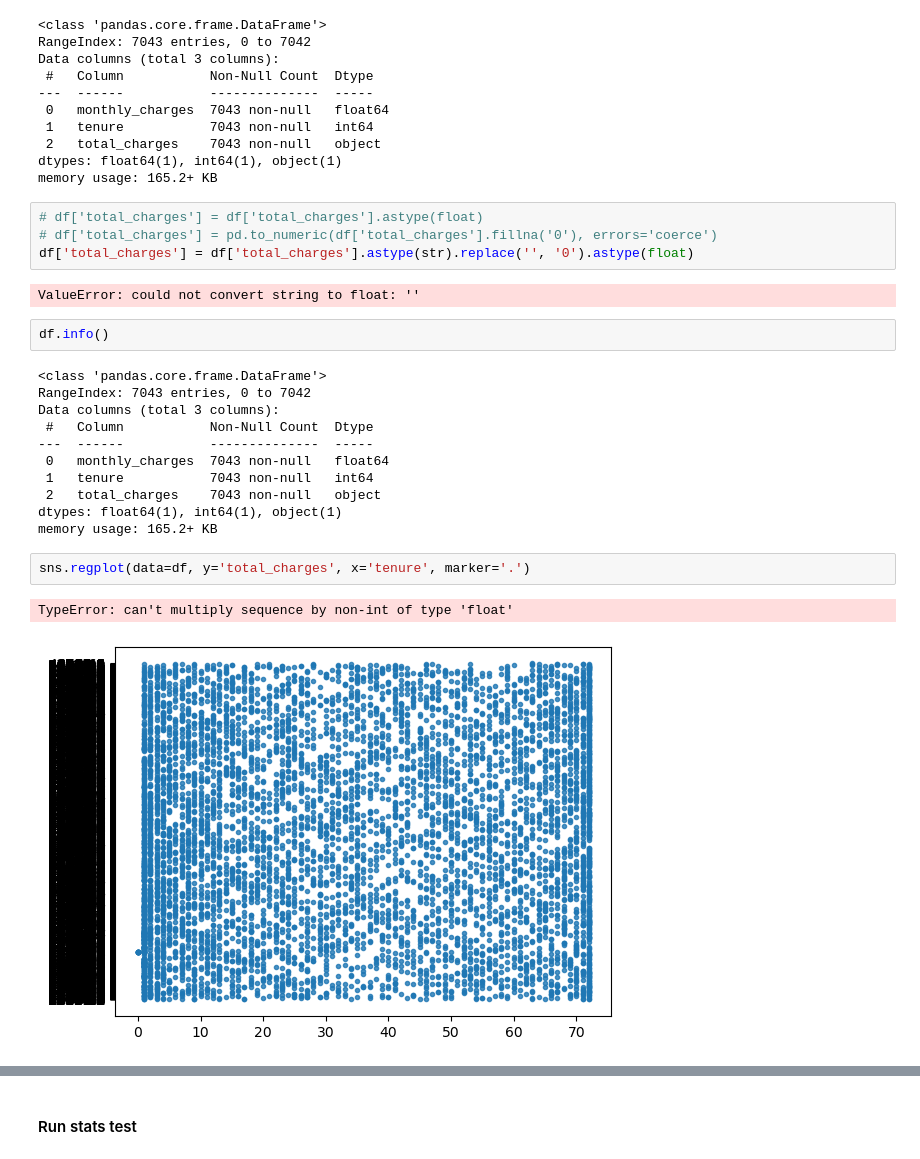
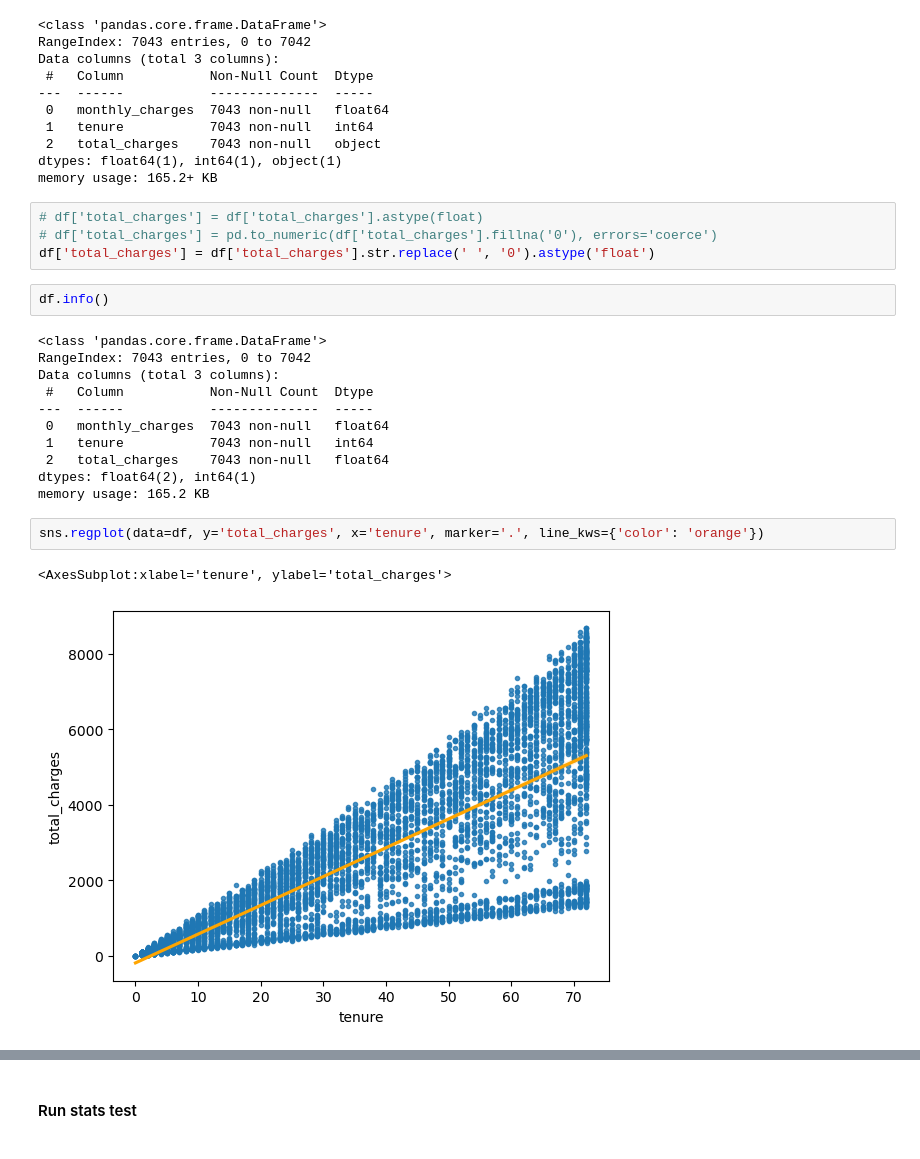
Before and after one commit to rosendo-lugo/statistics-exercises, a Jupyter notebook: hypothesis_testing.ipynb, the cells around one changed output, grey strips where cells are left out. Cells and saved outputs as stored; diff of their text form.

```diff
--- a/hypothesis_testing.ipynb
+++ b/hypothesis_testing.ipynb
@@ -634,9 +674,7 @@ memory usage: 165.2+ KB
 # %%
 # df['total_charges'] = df['total_charges'].astype(float)
 # df['total_charges'] = pd.to_numeric(df['total_charges'].fillna('0'), errors='coerce')
-df['total_charges'] = df['total_charges'].astype(str).replace('', '0').astype(float)
+df['total_charges'] = df['total_charges'].str.replace(' ', '0').astype('float')
-# %% [output]
-ValueError: could not convert string to float: ''
 # %%
 df.info()
 # %% [output]
@@ -647,13 +685,13 @@ Data columns (total 3 columns):
 ---  ------           --------------  -----
  0   monthly_charges  7043 non-null   float64
  1   tenure           7043 non-null   int64
- 2   total_charges    7043 non-null   object
-dtypes: float64(1), int64(1), object(1)
-memory usage: 165.2+ KB
+ 2   total_charges    7043 non-null   float64
+dtypes: float64(2), int64(1)
+memory usage: 165.2 KB
 # %%
-sns.regplot(data=df, y='total_charges', x='tenure', marker='.')
+sns.regplot(data=df, y='total_charges', x='tenure', marker='.', line_kws={'color': 'orange'})
 # %% [output]
-TypeError: can't multiply sequence by non-int of type 'float'
+<AxesSubplot:xlabel='tenure', ylabel='total_charges'>
-[figure, old version]
+[figure, new version]
 # %%
 df.total_charges.hist()
```
Also changed, not shown: parts of 120 cells of this notebook.
